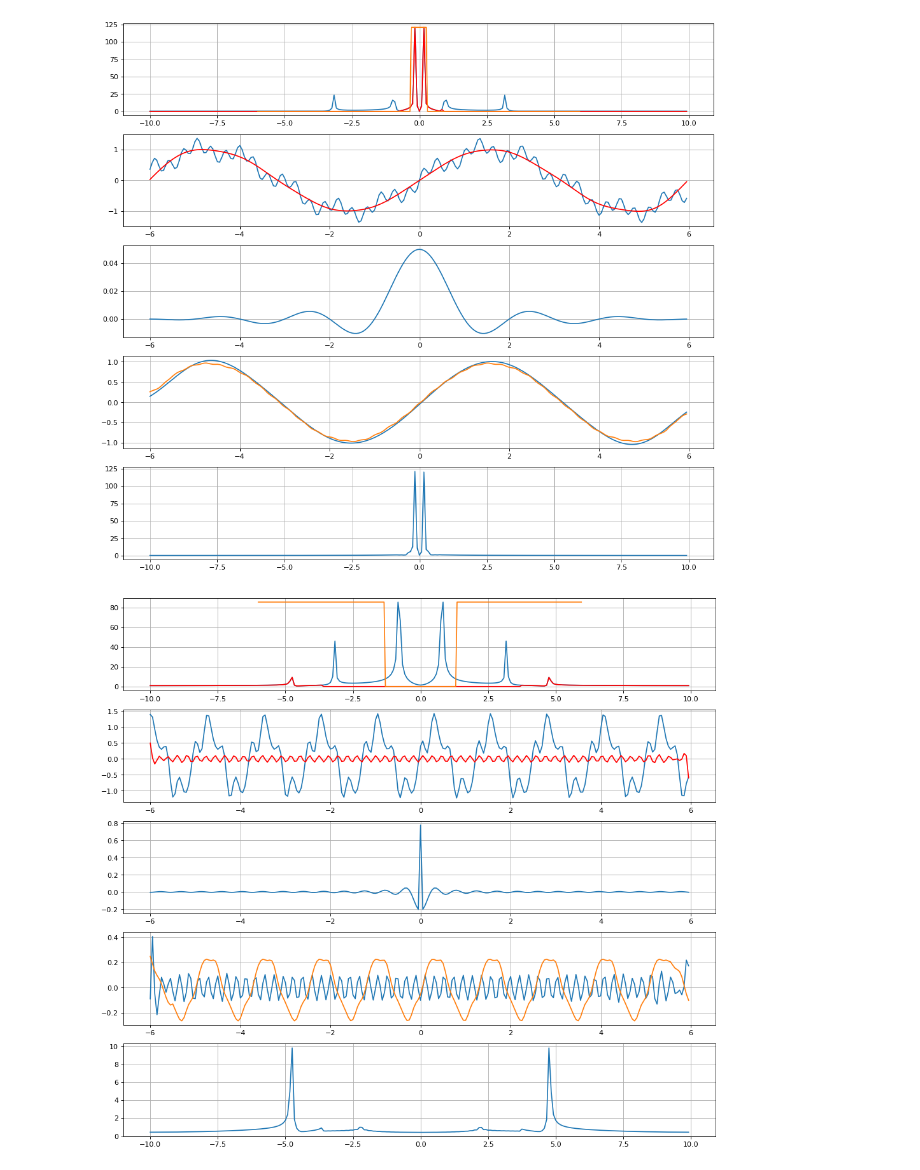
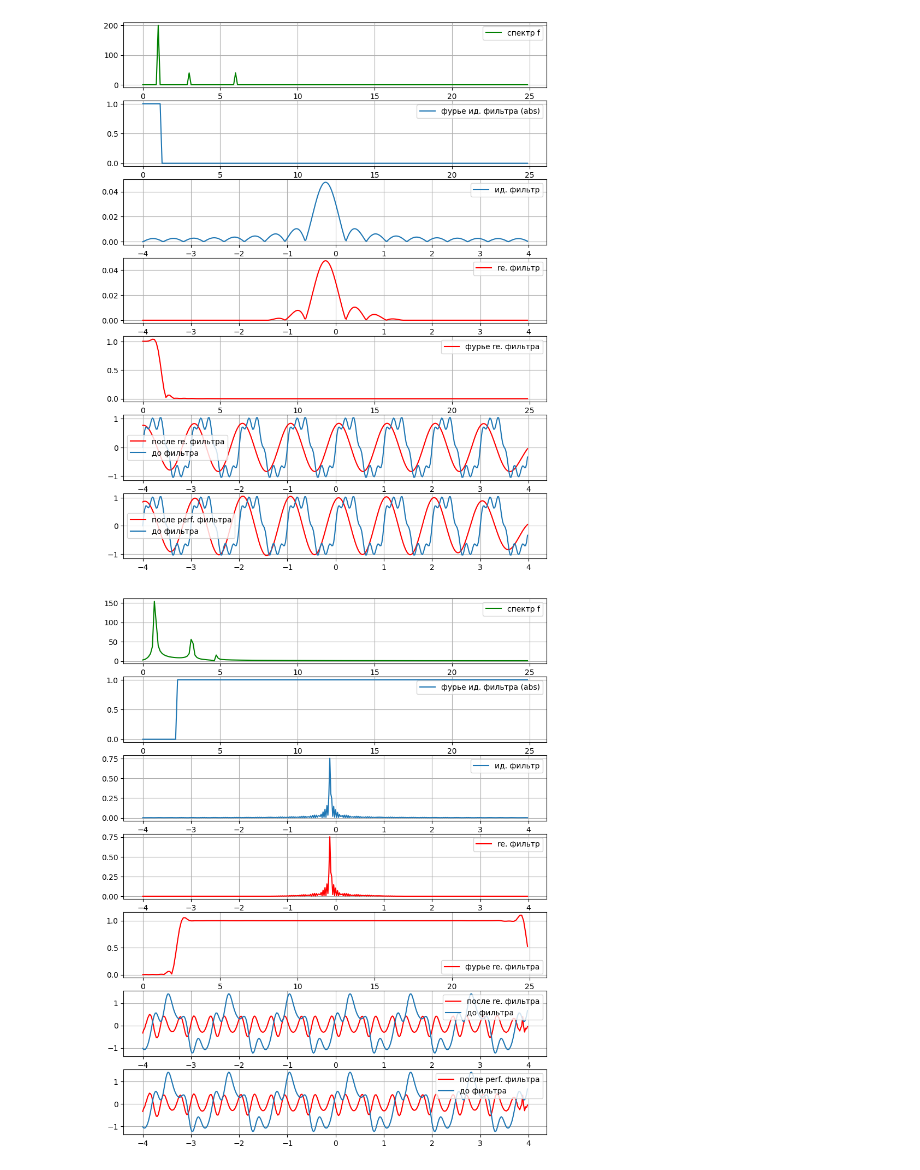
Before and after one commit to Altair200333/dataProcessing_nsu, a Jupyter notebook: task3_perf_filters.ipynb, the cells around one changed output. Drawn from its saved outputs; the diff is of its cells as text; code cells hidden in the pictures.

```diff
--- a/task3_perf_filters.ipynb
+++ b/task3_perf_filters.ipynb
@@ -39,9 +40,15 @@ def rect(w, x):
     return 1 if np.abs(x)<=w else 0
 # %%
 def sin3(x):
-    return np.sin(x)+np.sin(6*x)*0.2+np.sin(20*x)*0.2
+    return np.sin(2*np.pi*x)+np.sin(2*np.pi*3*x)*0.2+np.sin(2*np.pi*6*x)*0.2
+# %%
+def lowPassFilter(w, x):
+    return np.exp(1j*np.pi/(2*w)*x) if np.abs(x) < w else 0
+
+def highPassFilter(w, x):
+    return 0 if np.abs(x) < w else np.exp(1j*np.pi/(2*w)*x)
 # %%
-def medianFilter(data, radius = 5):
+def rollingAverage (data, radius = 5):
     out = np.zeros(len(data))
     for i in range(len(data)):
         count = 0
@@ -51,5 +58,10 @@ def medianFilter(data, radius = 5):
             sum_val += data[i+j] if 0 <= i+j < len(data)  else 0
         out[i] = sum_val/count
     return out
+# %%
+def plotFreq(axs, data, label = None, color = 'red'):
+    freqAxis = np.fft.fftfreq(len(x), d=sampling)
+    freqAxis = freqAxis[:len(freqAxis)//2]
+    axs.plot(freqAxis, np.abs(np.split(data, 2)[0]), label = label, color = color)
 # %%
 def test(f, filt):
@@ -92,12 +122,8 @@ from functools import partial
 # %%
-test(sin3, partial(rect, 0.5))
+test(sin3, partial(lowPassFilter, 1.2))
 # %% [output]
-[figure, old version]
+[figure, new version]
 # %%
-def hpf_filt(freq, x):
-    return 1 if np.abs(x)>freq else 0
-def sin4(x):
-    return np.sin(5*x) + 0.4*np.cos(20 * x) + 0.1*np.sin(30 * x)
-test(sin4, partial(hpf_filt, 2.2))
+test(sin4, partial(highPassFilter, 2.2))
 # %% [output]
-[figure, old version]
+[figure, new version]
```
Also changed, not shown: parts of 5 cells of this notebook.
